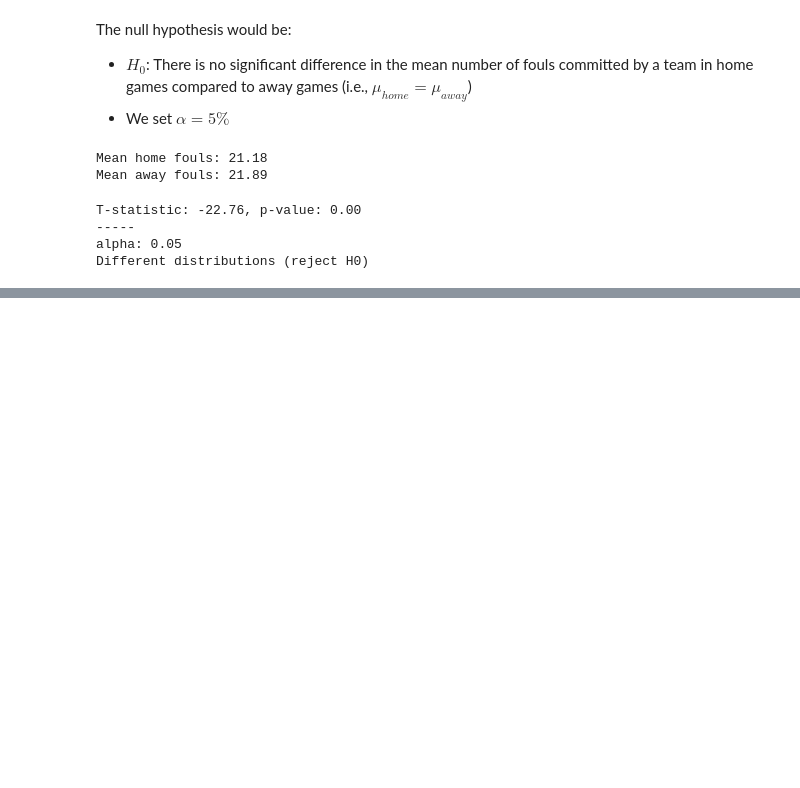
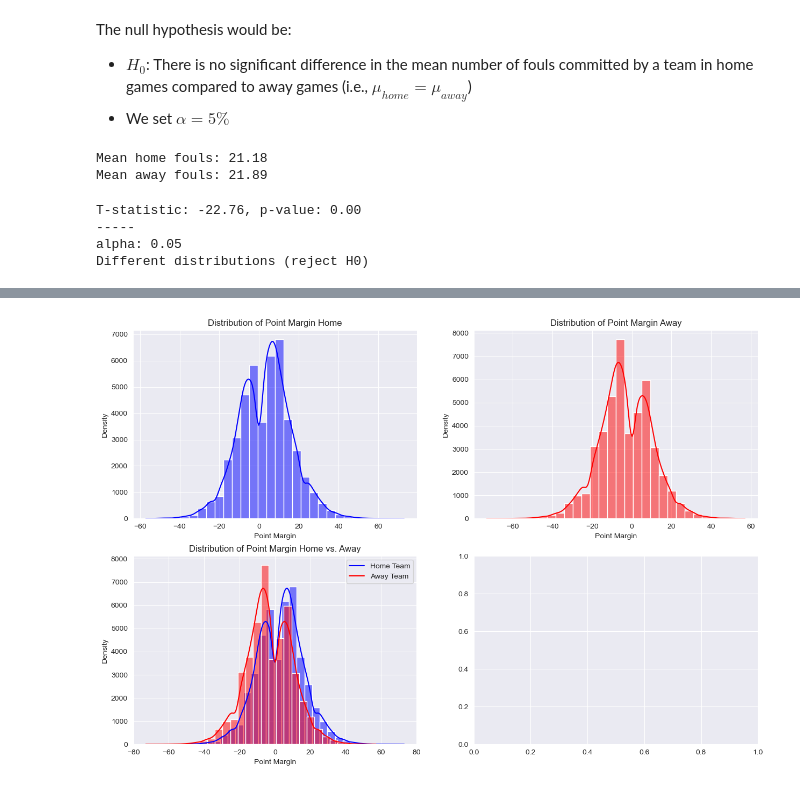
Before and after one commit to 5v3nn/uzh-esc403-data-science-project-nba, a Jupyter notebook: home_court_advantage.ipynb, the cells around one changed output, grey strips where cells are left out. Drawn from its saved outputs; the diff is of its cells as text; code cells hidden in the pictures; blank space fills up the shorter version.

Commit message:
Home Court Advantage: Margin of Victory analysis

```diff
--- a/home_court_advantage.ipynb
+++ b/home_court_advantage.ipynb
@@ -421,0 +425,4 @@ Different distributions (reject H0)
+# %%
+# Select win and plusMinusPoints columns
+home_margin_df = home_statistics_df[["win", "plusMinusPoints"]]
+away_margin_df = away_statistics_df[["win", "plusMinusPoints"]]
@@ -421,0 +438,23 @@ Different distributions (reject H0)
+# %%
+fig, axs = plt.subplots(2, 2, figsize=(15, 10))
+axs = axs.flatten()
+# Point margin distributions
+sns.histplot(home_margin_df["plusMinusPoints"], bins=30, kde=True, color="blue", ax=axs[0])
+axs[0].set_title("Distribution of Point Margin Home")
+axs[0].set_xlabel("Point Margin")
+axs[0].set_ylabel("Density")
+
+sns.histplot(away_margin_df["plusMinusPoints"], bins=30, kde=True, color="red", ax=axs[1])
+axs[1].set_title("Distribution of Point Margin Away")
+axs[1].set_xlabel("Point Margin")
+axs[1].set_ylabel("Density")
+
+sns.histplot(home_margin_df["plusMinusPoints"], bins=30, kde=True, color="blue", ax=axs[2])
+sns.histplot(away_margin_df["plusMinusPoints"], bins=30, kde=True, color="red", ax=axs[2])
+axs[2].set_title("Distribution of Point Margin Home vs. Away")
+axs[2].set_xlabel("Point Margin")
+axs[2].set_ylabel("Density")
+axs[2].legend(["Home Team", "Away Team"])
+plt.show()
+# %% [output]
+[figure, added]
```
Also changed, not shown: parts of 20 cells of this notebook.
